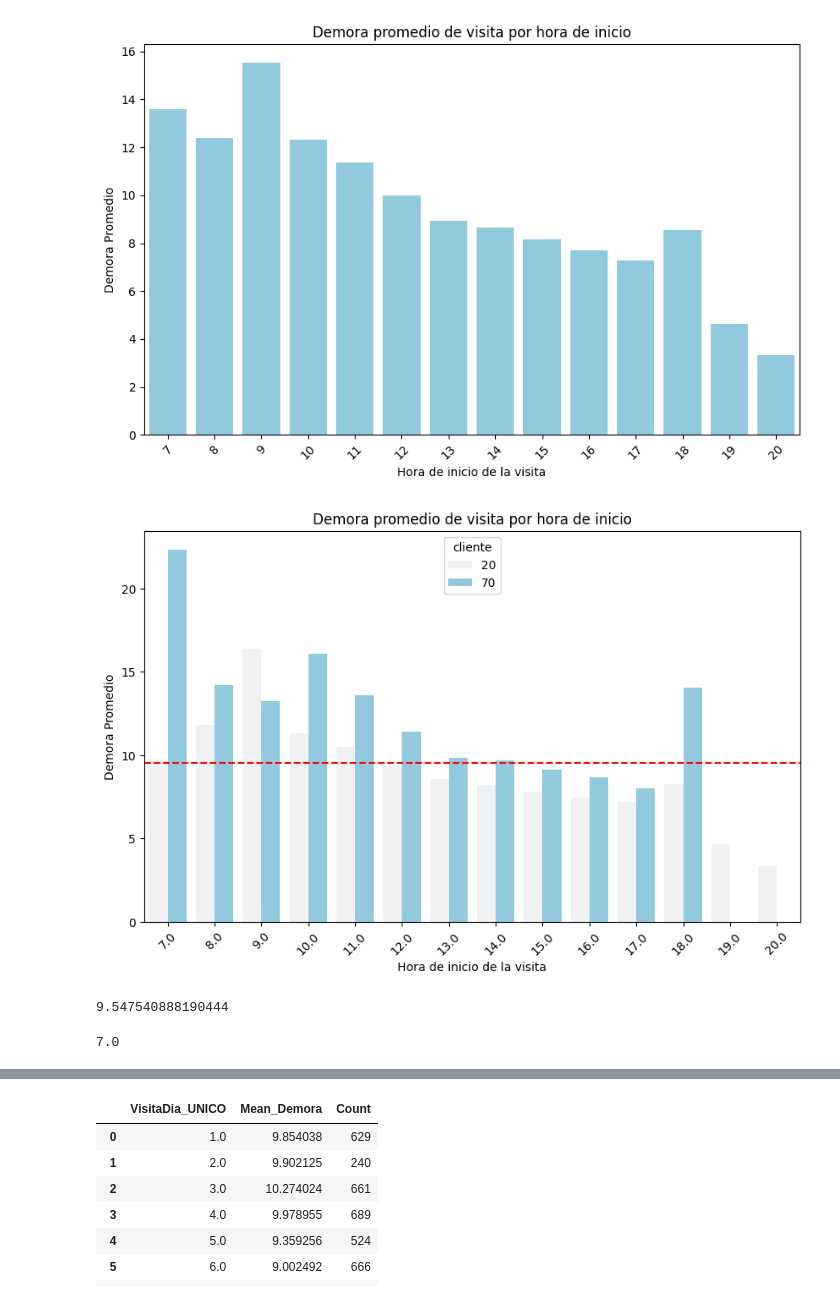
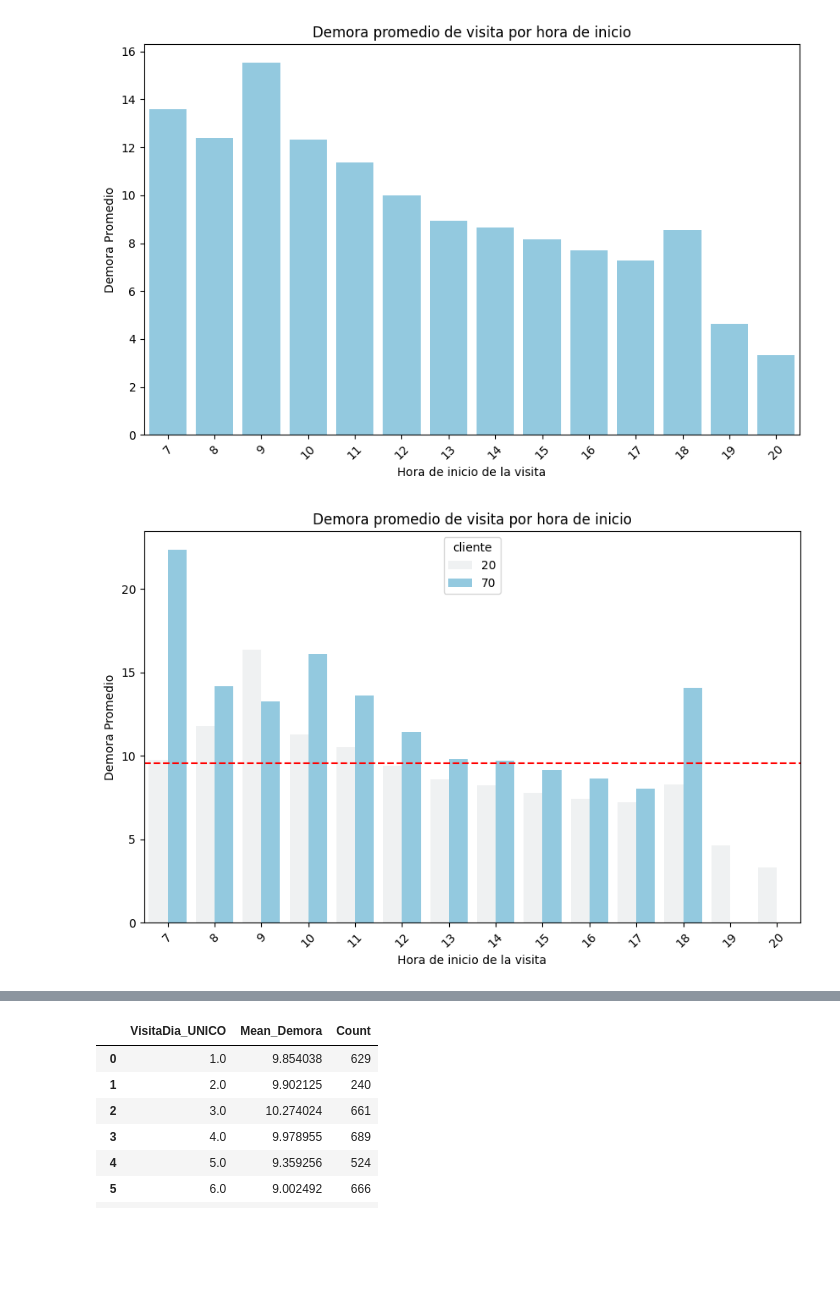
Before and after one commit to Maximo-Verdondoni/DesafioiFlow, a Jupyter notebook: Visualizaciones-Analisis temporal.ipynb, the cells around one changed output, grey strips where cells are left out. Cells and saved outputs as stored; diff of their text form; code cells hidden in the pictures; blank space fills up the shorter version.

```diff
--- a/Visualizaciones-Analisis temporal.ipynb
+++ b/Visualizaciones-Analisis temporal.ipynb
@@ -21,7 +35,11 @@ df.head()
+# %%
+df['FinVisitaReal']    = pd.to_datetime(df['FinVisitaReal'])
+df['InicioVisitaReal'] = pd.to_datetime(df['InicioVisitaReal'])
+df['Demora_Inicio_Fin'] = round((df['FinVisitaReal'] - df['InicioVisitaReal']).dt.seconds.div(60),2)
 # %%
-df['VisitaHora_Fin'] = pd.to_datetime(df['VisitaHora_Fin'])
-df['VisitaHora_Inicio'] = pd.to_datetime(df['VisitaHora_Inicio'])
-df['Demora_Inicio_Fin'] = round((df['VisitaHora_Fin'] - df['VisitaHora_Inicio']).dt.seconds.div(60),2)
+# df['VisitaHora_Fin']    = pd.to_datetime(df['VisitaHora_Fin'])
+# df['VisitaHora_Inicio'] = pd.to_datetime(df['VisitaHora_Inicio'])
+# df['Demora_Inicio_Fin'] = round((df['VisitaHora_Fin'] - df['VisitaHora_Inicio']).dt.seconds.div(60),2)
 # %%
 df.head(5)
 # %% [output]
@@ -490,5 +677,5 @@ df[df.VisitaPlanificadaFecha!=df.VisitaFecha].dropna()
 # %%
-df['VisitaHora_Inicio_UNICO'] = df['VisitaHora_Inicio'].dt.hour
+df['VisitaHora_Inicio_UNICO'] = df['InicioVisitaReal'].dt.hour
 df[df['Demora_Inicio_Fin']!=0].groupby('VisitaHora_Inicio_UNICO').Demora_Inicio_Fin.mean()
-df[df['Demora_Inicio_Fin']!=0].VisitaHora_Inicio_UNICO.value_counts()
+df['VisitaHora_Inicio_UNICO'].value_counts()
 # %% [output]
@@ -570,7 +754,7 @@ plt.show()
 mean_demora = df[df['Demora_Inicio_Fin'] != 0].groupby(['cliente','VisitaHora_Inicio_UNICO'])['Demora_Inicio_Fin'].mean().reset_index()
 
 # Contar las ocurrencias de 'VisitaHora_Inicio_UNICO'
-count_horas = df[df['Demora_Inicio_Fin'] != 0][['cliente','VisitaHora_Inicio_UNICO']].value_counts().reset_index()
+count_horas = df[['cliente','VisitaHora_Inicio_UNICO']].value_counts().reset_index()
 
 # Renombrar las columnas para que el merge sea más claro
 mean_demora.columns = ['cliente','VisitaHora_Inicio_UNICO', 'Mean_Demora']
@@ -580,9 +764,11 @@ count_horas.columns = ['cliente','VisitaHora_Inicio_UNICO', 'Count']
 merged_df_11 = pd.merge(mean_demora, count_horas, on=['cliente','VisitaHora_Inicio_UNICO'])
 
 # # Mostrar el resultado final
+merged_df_11['Count'] = merged_df_11['Count'].div(merged_df_11['Count'].sum())
+merged_df_11['VisitaHora_Inicio_UNICO'] = merged_df_11['VisitaHora_Inicio_UNICO'].astype(int)
 merged_df_12 = merged_df_11.copy()
-merged_df_11.loc[merged_df_11['cliente'] == 20, 'Count'] = merged_df_11.loc[merged_df_11['cliente'] == 20, 'Count'].div(merged_df_11.loc[merged_df_11['cliente'] == 20, 'Count'].sum())
-merged_df_11.loc[merged_df_11['cliente'] == 70, 'Count'] = merged_df_11.loc[merged_df_11['cliente'] == 70, 'Count'].div(merged_df_11.loc[merged_df_11['cliente'] == 70, 'Count'].sum())
+merged_df_12.loc[merged_df_12['cliente'] == 20, 'Count'] = merged_df_12.loc[merged_df_12['cliente'] == 20, 'Count'].div(merged_df_12.loc[merged_df_12['cliente'] == 20, 'Count'].sum())
+merged_df_12.loc[merged_df_12['cliente'] == 70, 'Count'] = merged_df_12.loc[merged_df_12['cliente'] == 70, 'Count'].div(merged_df_12.loc[merged_df_12['cliente'] == 70, 'Count'].sum())
 merged_df_12
 # %% [output]
 |  | cliente | VisitaHora_Inicio_UNICO | Mean_Demora | Count |
@@ -677,26 +847,19 @@ plt.show()
 # %%
 # Creamos el gráfico de barras
 plt.figure(figsize=(10,6))
 sns.barplot(x='VisitaHora_Inicio_UNICO', y='Mean_Demora', hue='cliente', data=merged_df_11[1:], color='skyblue')
 
 # Añadimos etiquetas y título
 plt.xlabel('Hora de inicio de la visita')
 plt.ylabel('Demora Promedio')
 plt.title('Demora promedio de visita por hora de inicio')
 
 # Rotamos las etiquetas del eje x si es necesario
 plt.xticks(rotation=45)
-plt.axhline(y=9.55, color='r', linestyle='--')
+
+plt.axhline(y=df[df['Demora_Inicio_Fin']!=0]['Demora_Inicio_Fin'].mean(), color='r', linestyle='--')
 
 # Mostramos el gráfico
 plt.show()
 # %% [output]
-[figure, old version]
+[figure, new version]
-# %%
-df[df.Demora_Inicio_Fin!=0].Demora_Inicio_Fin.mean()
-# %% [output]
-9.547540888190444
-# %%
-df[df.Demora_Inicio_Fin!=0].Demora_Inicio_Fin.median()
-# %% [output]
-7.0
```
Also changed, not shown: parts of 73 cells of this notebook, 2 other files.
